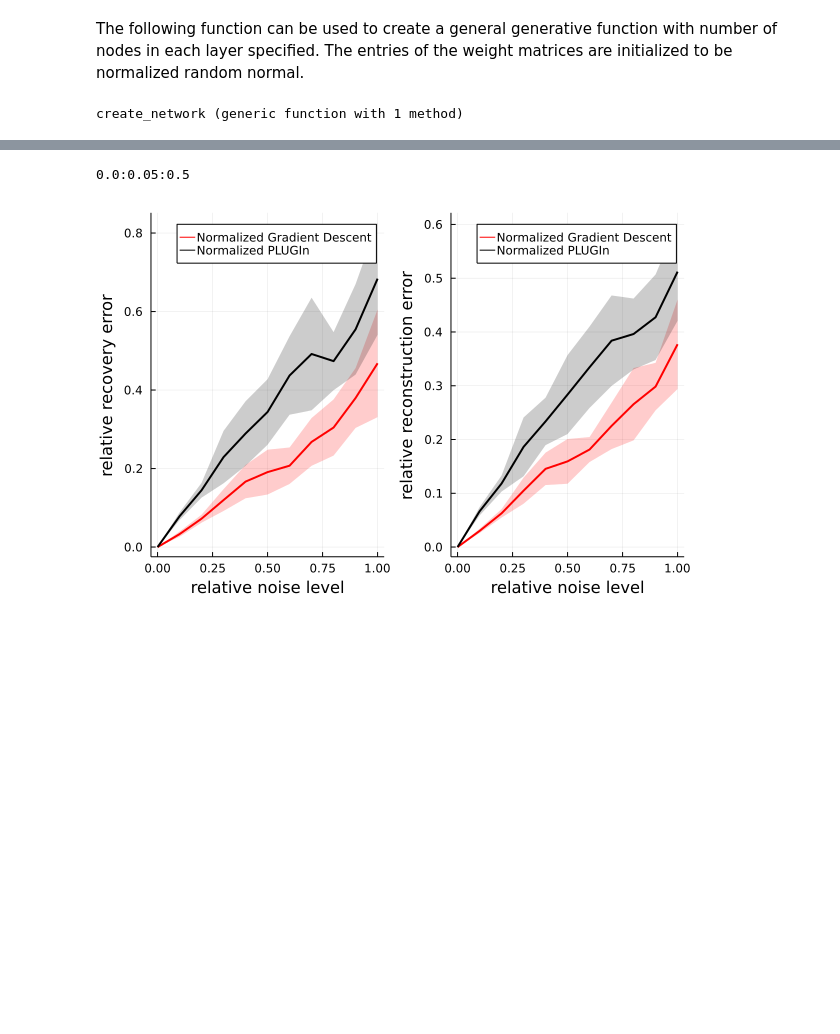
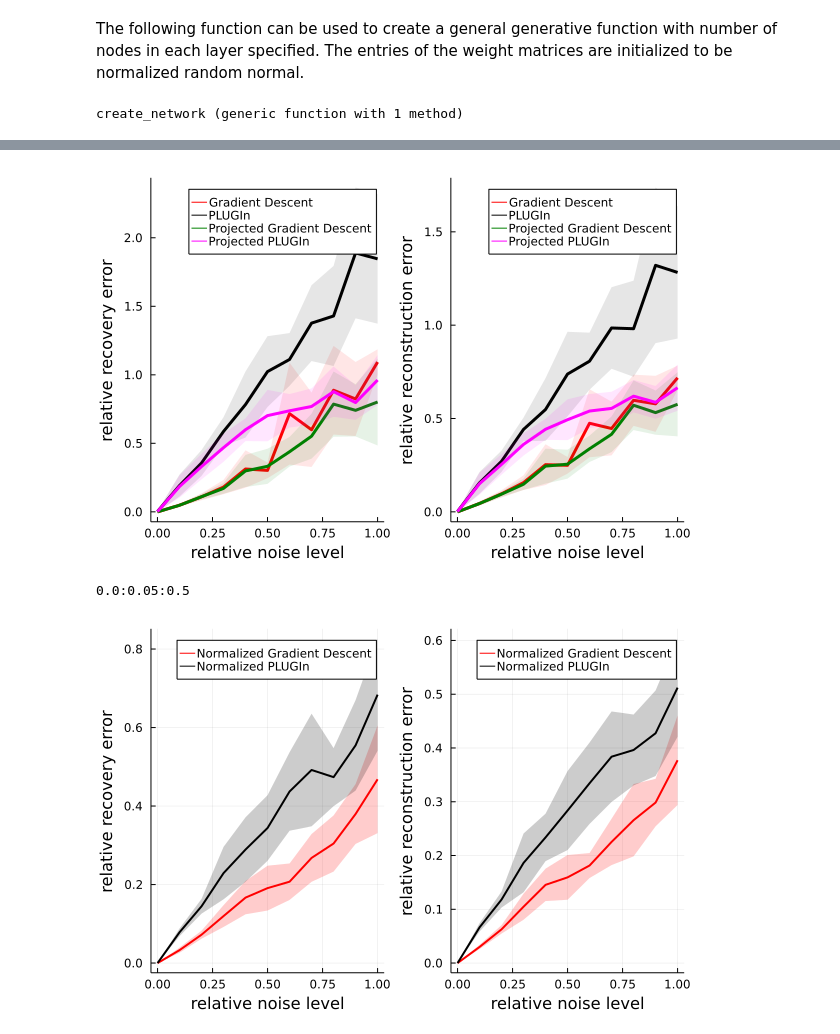
Before and after one commit to babhrujoshi/PLUGIn_Julia, a Jupyter notebook: Plugin_denoise.ipynb, the cells around one changed output, grey strips where cells are left out. Drawn from its saved outputs; the diff is of its cells as text; code cells hidden in the pictures; blank space fills up the shorter version.

```diff
--- a/Plugin_denoise.ipynb
+++ b/Plugin_denoise.ipynb
@@ -398,34 +400,36 @@ p1 = plot!(noise_level_list, average_recov, label = "Projected PLUGIn", xlabel =
 
 
 
 ################################################################################
 average_recon = mean(recon_error_matrix_GD[:, 2:end], dims=2)
 std_recon = std(recon_error_matrix_GD[:, 2:end], dims=2)
 plot(noise_level_list, average_recon + std_recon, fillrange = average_recon - std_recon,fillalpha = .1, color =:red, label = false,linecolor = invisible())
 plot!(noise_level_list, average_recon, label = "Gradient Descent", xlabel = "relative noise level", ylabel = "average reconstruction error", linewidth = 3, c =:red)
 
 
 average_recon = mean(recon_error_matrix_PLUGIn[:, 2:end], dims=2)
 std_recon = std(recon_error_matrix_PLUGIn[:, 2:end], dims=2)
 plot!(noise_level_list, average_recon + std_recon, fillrange = average_recon - std_recon, fillalpha = .1, c =:black, label = false, linecolor = invisible())
 plot!(noise_level_list, average_recon, label = "PLUGIn", xlabel = "relative noise level", ylabel = "relative reconstruction error", linewidth = 3 , c =:black, grid= false)
 
 
 average_recon = mean(recon_error_matrix_GD_proj[:, 2:end], dims=2)
 std_recon = std(recon_error_matrix_GD_proj[:, 2:end], dims=2)
 plot!(noise_level_list, average_recon + std_recon, fillrange = average_recon - std_recon,fillalpha = .1, color =:green, label = false,linecolor = invisible())
 plot!(noise_level_list, average_recon, label = "Projected Gradient Descent", xlabel = "noise level", ylabel = "average reconstruction error", linewidth = 3, c =:green)
 
 
 average_recon = mean(recon_error_matrix_PLUGIn_proj[:, 2:end], dims=2)
 std_recon = std(recon_error_matrix_PLUGIn_proj[:, 2:end], dims=2)
 plot!(noise_level_list, average_recon + std_recon, fillrange = average_recon - std_recon, fillalpha = .1, c =:magenta, label = false,linecolor = invisible())
 p2 = plot!(noise_level_list, average_recon, label = "Projected PLUGIn", xlabel = "relative noise level", ylabel = "relative reconstruction error", linewidth = 3 , c =:magenta)
 
 
 p = plot(p1,p2, layout=(1,2))
-# savefig(p, "result/talk/Denoise/Denoise_comparison_high_ratio.pdf")
+savefig(p, "result/talk/Denoise_non_expanse_comparison_high_ratio.pdf")
 plot(p1,p2, layout=(1,2))
+# %% [output]
+[figure, added]
 # %%
 noise_level_list
 # %% [output]
```
Also changed, not shown: parts of 4 cells of this notebook, 6 other files.
